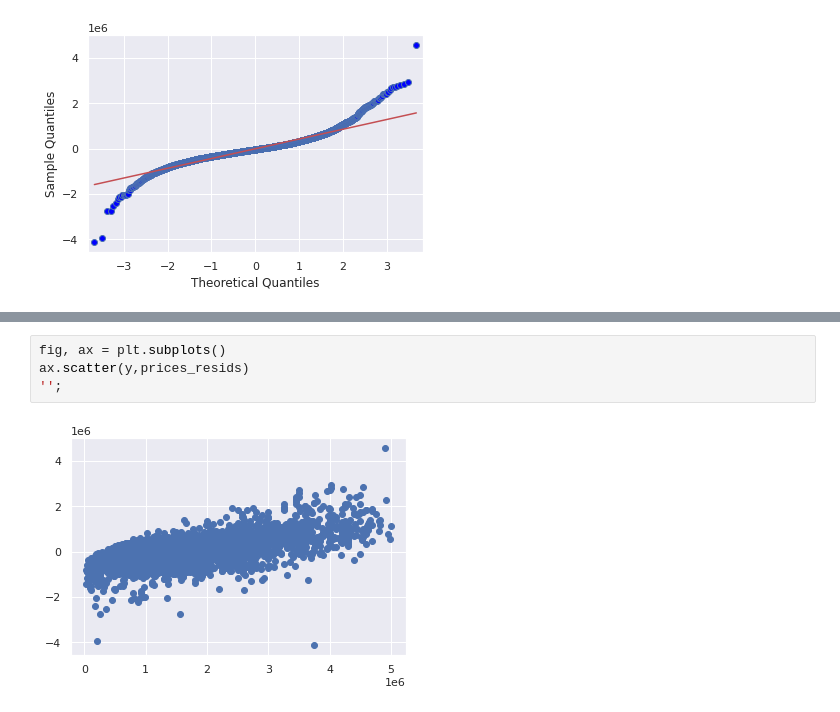
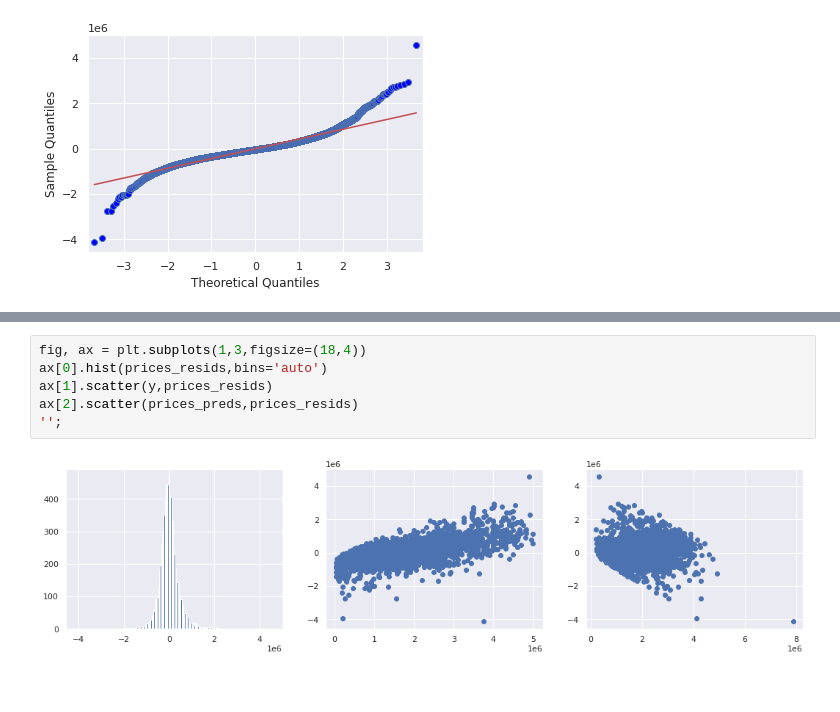
Before and after one commit to ParkedHampster/Modeled_Homes-Phase_2, a Jupyter notebook: index.ipynb, the cells around one changed output, grey strips where cells are left out. Cells and saved outputs as stored; diff of their text form; blank space fills up the shorter version.

Commit message:
combine end graphs

```diff
--- a/index.ipynb
+++ b/index.ipynb
@@ -842,6 +838,8 @@ prices_resids.hist(bins='auto');
 # %%
-fig, ax = plt.subplots()
-ax.scatter(y,prices_resids)
+fig, ax = plt.subplots(1,3,figsize=(18,4))
+ax[0].hist(prices_resids,bins='auto')
+ax[1].scatter(y,prices_resids)
+ax[2].scatter(prices_preds,prices_resids)
 '';
 # %% [output]
-[figure, old version]
+[figure, new version]
```
Also changed, not shown: parts of 2 cells of this notebook.
